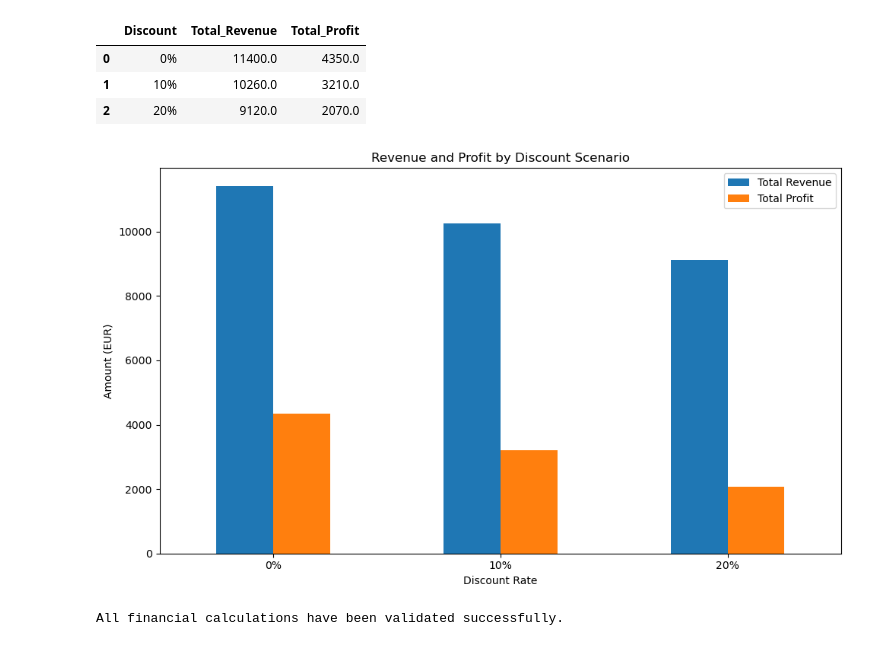
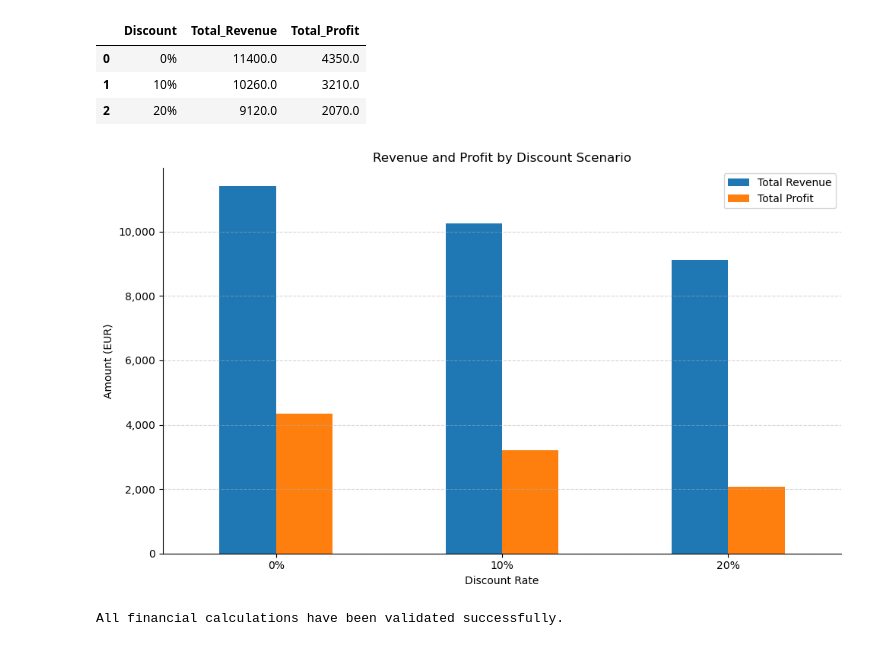
Before and after one commit to iliyamarvakov/mathematics-of-pricing-and-discounts, a Jupyter notebook: pricing_and_discounts.ipynb, the cells around one changed output. Saved outputs shown, nothing was run; the diff lists cells and outputs as text; code cells hidden in the pictures.

Commit message:
Improve chart formatting and readability

```diff
--- a/pricing_and_discounts.ipynb
+++ b/pricing_and_discounts.ipynb
@@ -214,24 +214,30 @@ summary_df
 | 1 | 10% | 10260.0 | 3210.0 |
 | 2 | 20% | 9120.0 | 2070.0 |
 # %%
+
 import matplotlib.pyplot as plt
+from matplotlib.ticker import StrMethodFormatter
 
 summary_df.plot(
     x="Discount",
     y=["Total_Revenue", "Total_Profit"],
     kind="bar",
     figsize=(10, 6),
     title="Revenue and Profit by Discount Scenario"
 )
 
 plt.ylabel("Amount (EUR)")
 plt.xlabel("Discount Rate")
 plt.xticks(rotation=0)
+plt.gca().yaxis.set_major_formatter(StrMethodFormatter('{x:,.0f}'))
+plt.grid(axis="y", linestyle="--", alpha=0.5)
+plt.gca().spines["top"].set_visible(False)
+plt.gca().spines["right"].set_visible(False)
 plt.legend(["Total Revenue", "Total Profit"])
 plt.tight_layout()
 plt.show()
 # %% [output]
-[figure, old version]
+[figure, new version]
 # %%
 # Validate the calculated financial results
 
```
